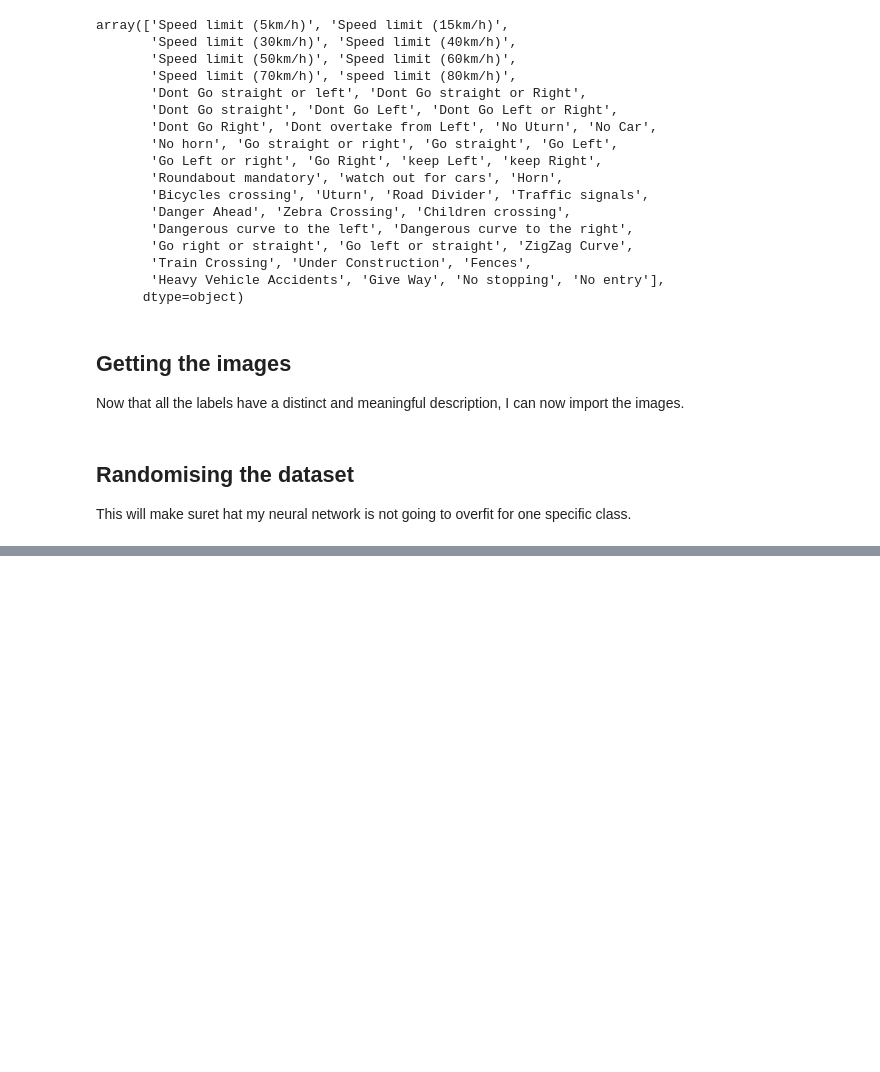
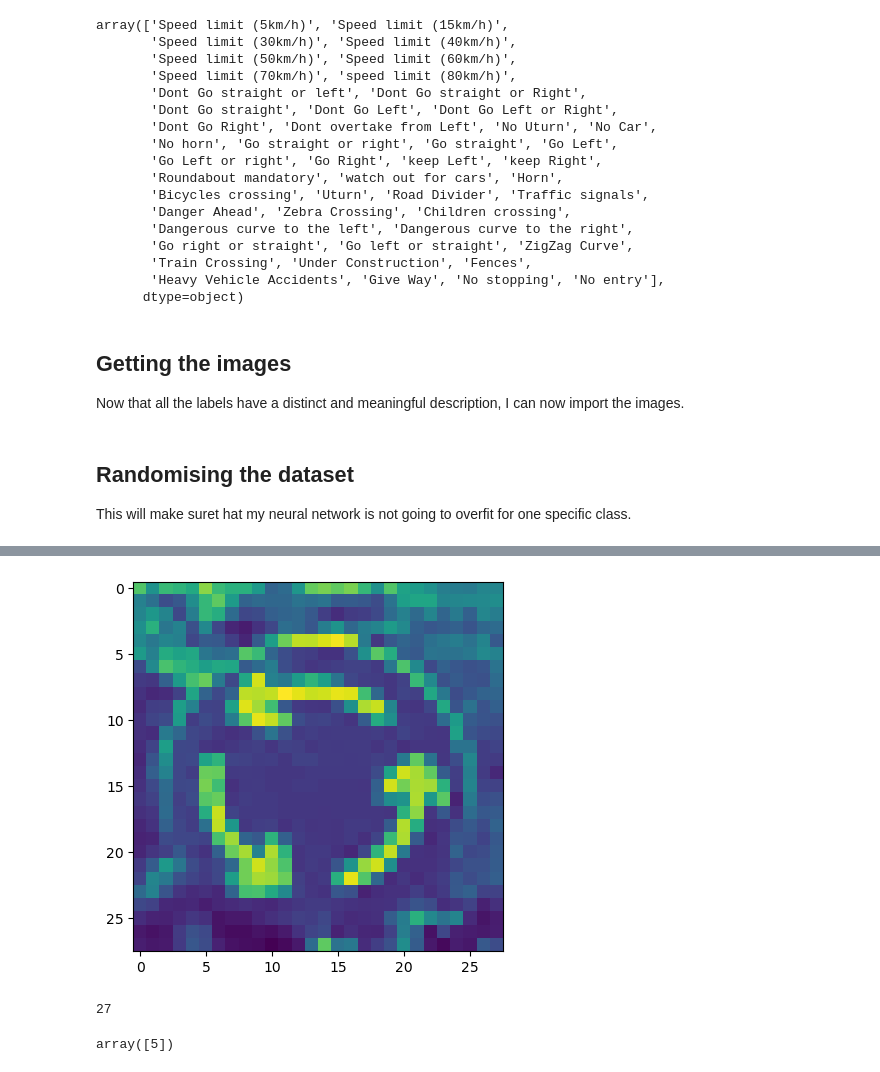
Before and after one commit to yarik-kra/Intro-AI-Coursework, a Jupyter notebook: Naive Bayes Classifier.ipynb, the cells around one changed output, grey strips where cells are left out. Drawn from its saved outputs; the diff is of its cells as text; code cells hidden in the pictures; blank space fills up the shorter version.

```diff
--- a/Naive Bayes Classifier.ipynb
+++ b/Naive Bayes Classifier.ipynb
@@ -100,9 +101,10 @@ for i in range(0, int(df.iloc[-1].ClassId)):
         for filename in os.listdir(folder):
             img = cv.imread(os.path.join(folder, filename))
             if img is not None:
-                cv.resize(img, (IMG_SIZE, IMG_SIZE))
+                img = cv.resize(img, (IMG_SIZE, IMG_SIZE))
+                img = cv.cvtColor(img, cv.COLOR_BGR2GRAY)
                 img = img/255.0
-                test_dataset.append([i, img])
+                test_dataset.append([img, i])
 # %% [markdown]
 ## Randomising the dataset
 This will make suret hat my neural network is not going to overfit for one specific class.
@@ -130,0 +142,7 @@ ValueError: setting an array element with a sequence. The requested array has an
+# %%
+x_test = []
+y_test = []
+
+for item in test_dataset:
+    x_test.append(item[0].flatten())
+    y_test.append(item[1])
@@ -130,0 +158,12 @@ ValueError: setting an array element with a sequence. The requested array has an
+# %%
+plt.imshow(test_dataset[1][0])
+plt.show()
+y_test[1]
+# %% [output]
+[figure, added]
+27
+# %%
+p = model.predict([test_dataset[1][0].flatten()])
+p
+# %% [output]
+array([5])
```
Also changed, not shown: parts of 8 cells of this notebook.
